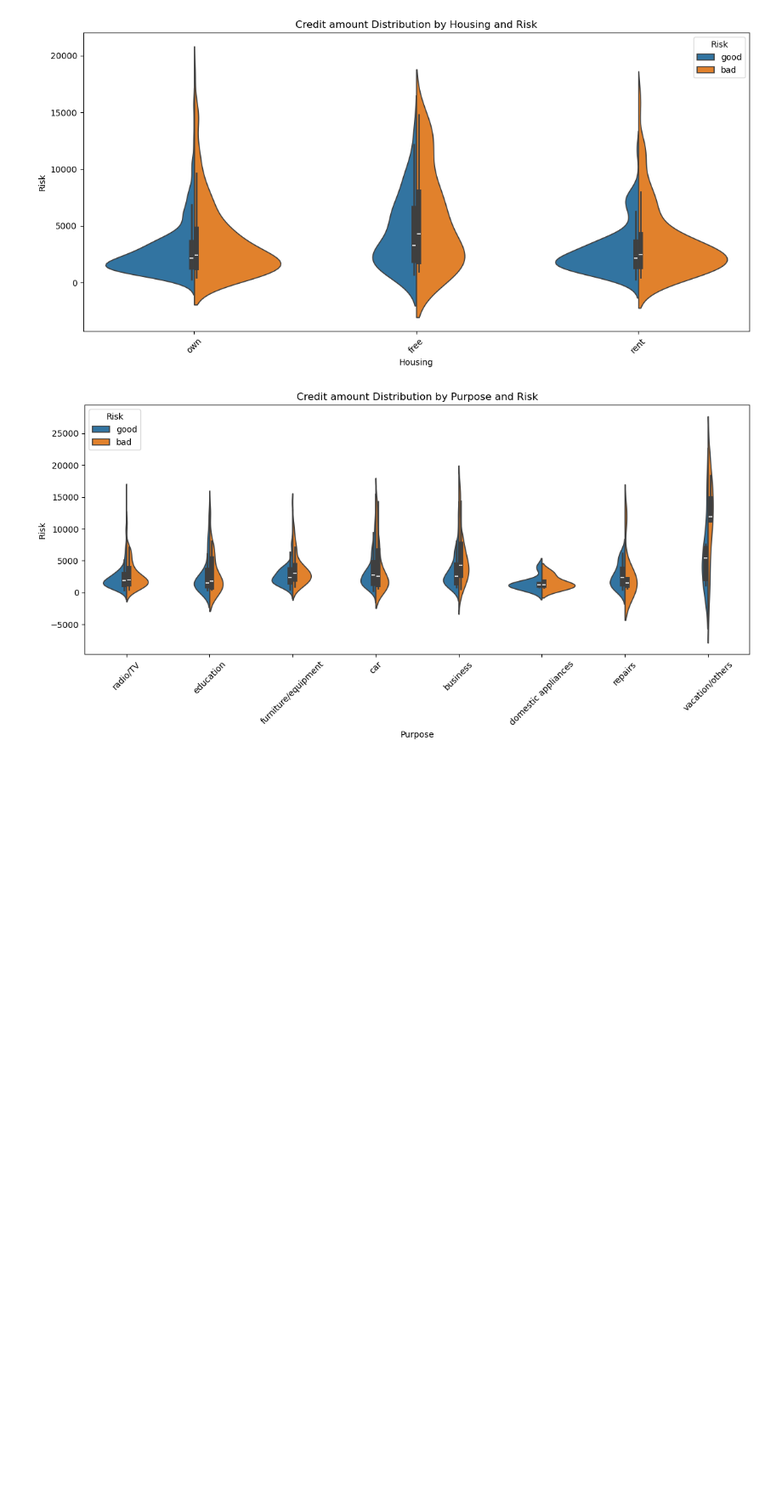
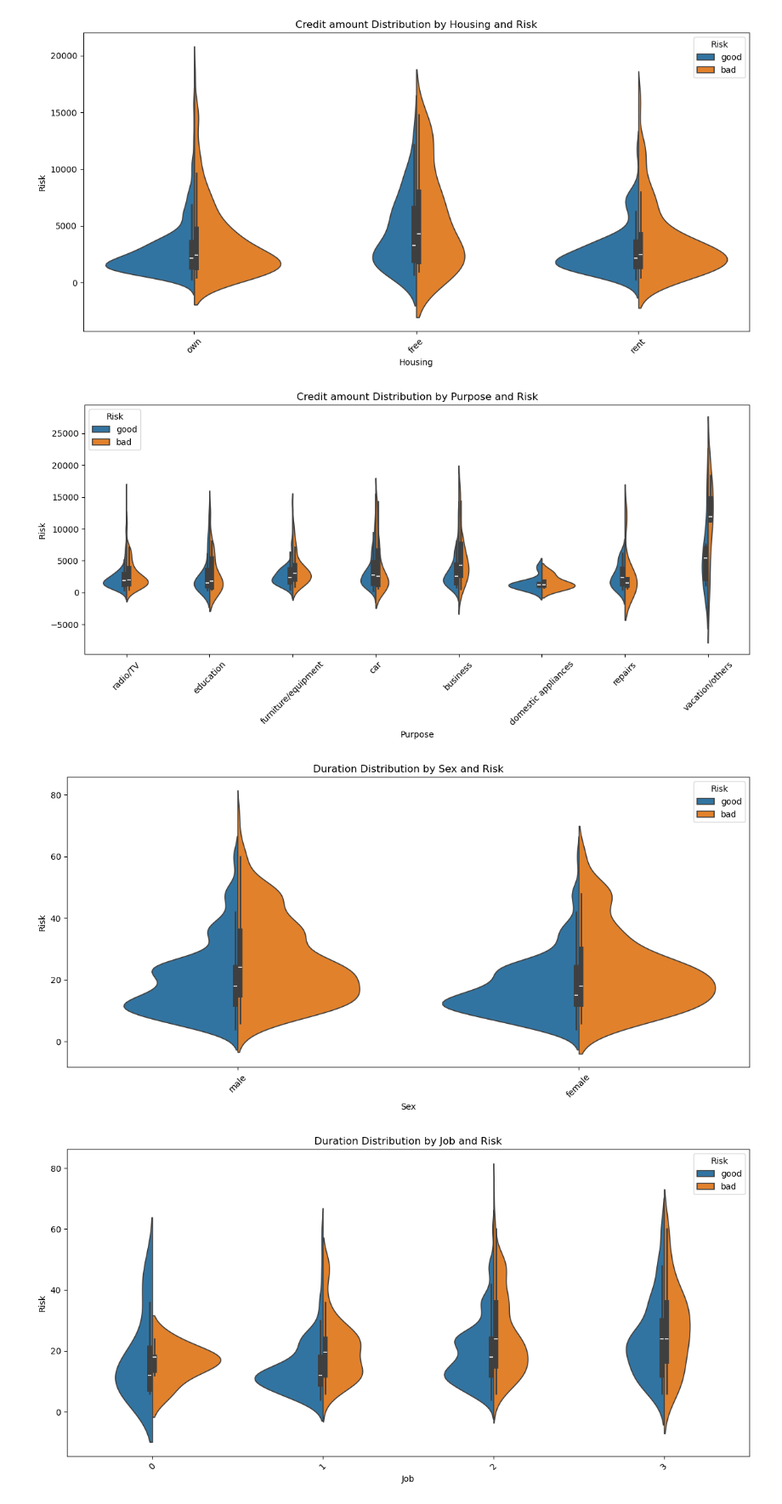
Before and after one commit to MyNguyen1162001/German-Credit-Risk, a Jupyter notebook: notebook502677872b.ipynb, the cells around one changed output. Shown at 85% size. Drawn from its saved outputs; the diff is of its cells as text; code cells hidden in the pictures; blank space fills up the shorter version.

Commit message:
add duration distribution in EDA - Numerical and categories features

```diff
--- a/notebook502677872b.ipynb
+++ b/notebook502677872b.ipynb
@@ -109,3 +109,13 @@ plot_categorical_violin(
 [figure]
 [figure]
 [figure]
+# %%
+plot_categorical_violin(
+    dataset=dataset,
+    cat_column=['Sex','Job','Housing','Purpose'],
+    num_column= 'Duration',
+    target_column= 'Risk'
+)
+# %% [output]
+[figure, added]
+[figure, added]
```
Also changed, not shown: parts of 1 cell of this notebook.
